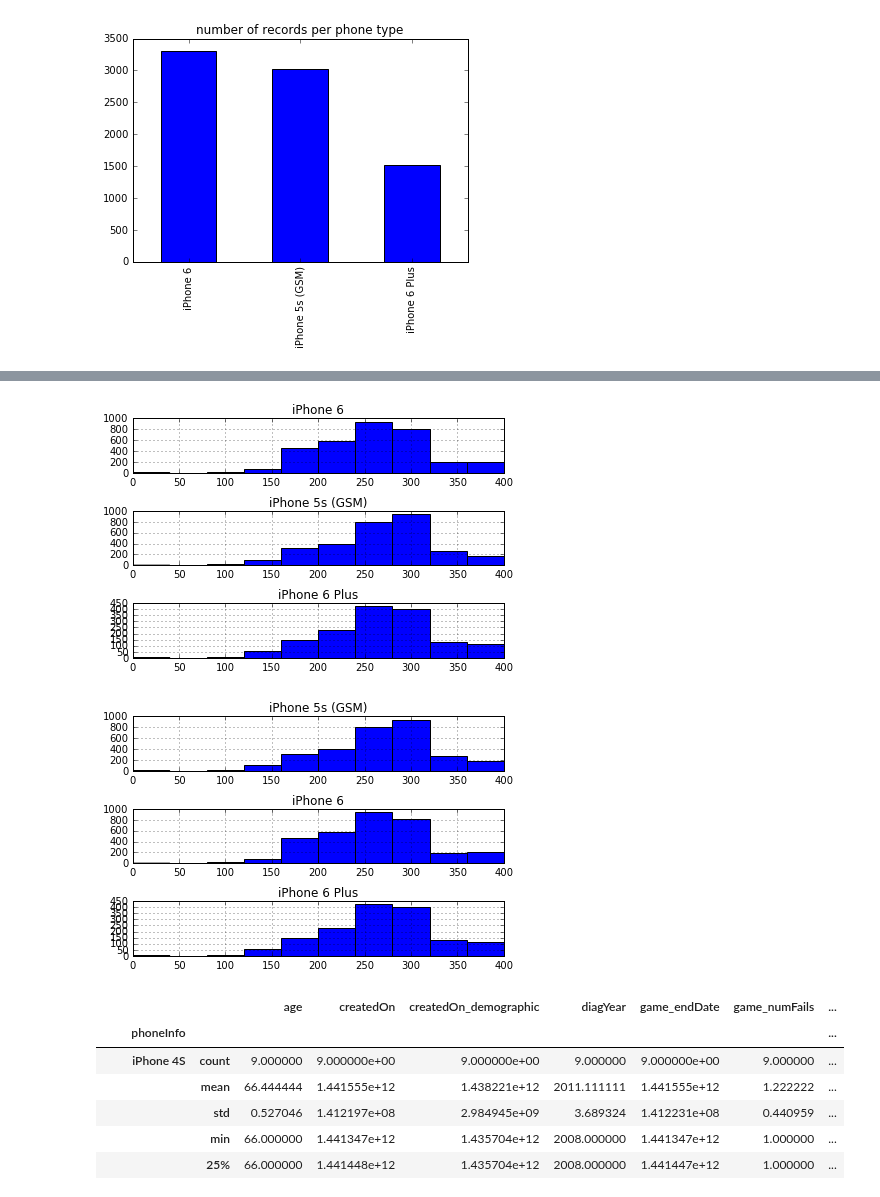
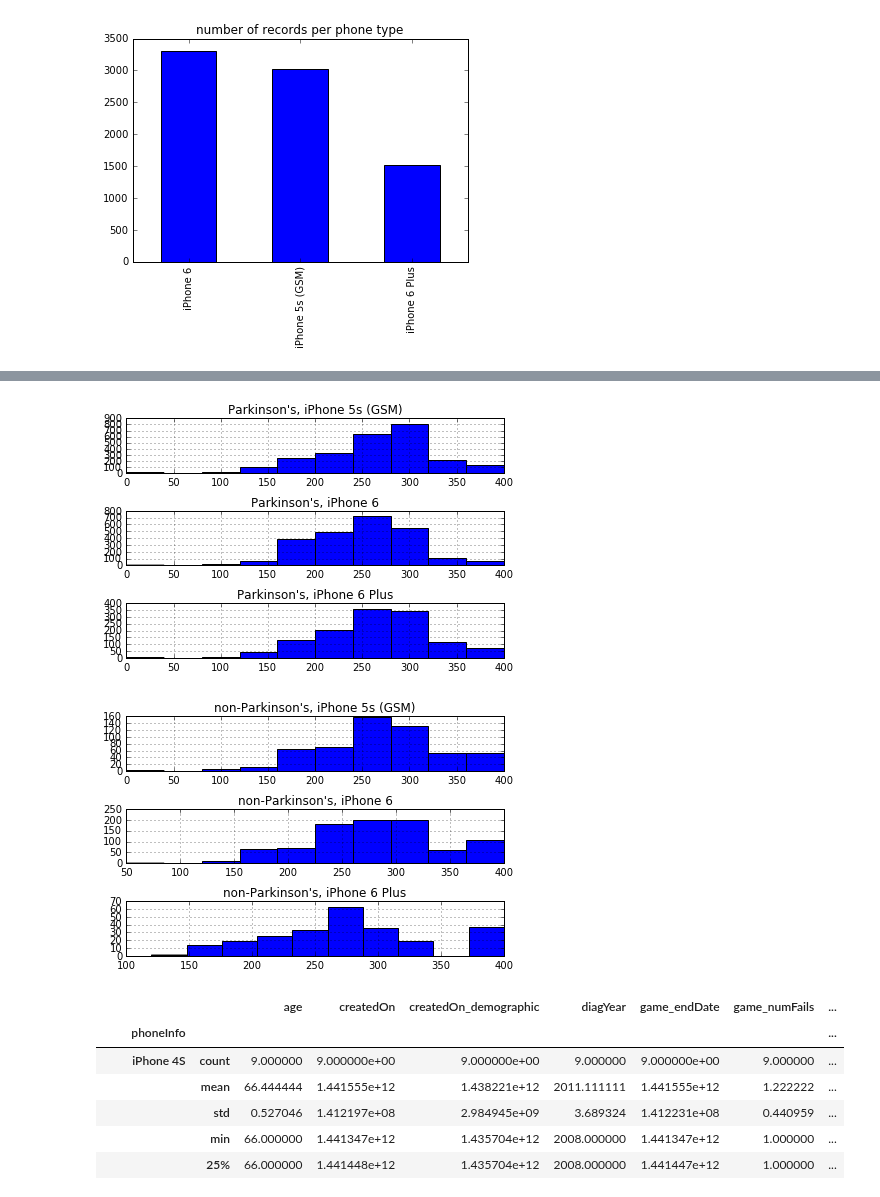
Before and after one commit to mattoby/mpower_memory, a Jupyter notebook: Memory_Data_Overview_01202016.ipynb, the cells around one changed output, grey strips where cells are left out. Cells and saved outputs as stored; diff of their text form; code cells hidden in the pictures.

```diff
--- a/Memory_Data_Overview_01202016.ipynb
+++ b/Memory_Data_Overview_01202016.ipynb
@@ -219,37 +233,27 @@ Phone type might affect the output..
 # %%
 # todo check if the scores are different, within parkinson's category, for phone type!
-#byphonePark = data[data.hasParkinsons==True].groupby('phoneInfo')
-#byphonenonPark = data[data.hasParkinsons==False].groupby('phoneInfo')
-byphone = data.groupby('phoneInfo')
+byphonePark = data[data.hasParkinsons==True].groupby('phoneInfo')
+byphonenonPark = data[data.hasParkinsons==False].groupby('phoneInfo')
 
-plt.subplot(3,1,1)
-data.game_score[byphone.groups['iPhone 6']].hist()
-plt.title('iPhone 6')
-plt.subplot(3,1,2)
-data.game_score[byphone.groups['iPhone 5s (GSM)']].hist()
-plt.title('iPhone 5s (GSM)')
-plt.subplot(3,1,3)
-data.game_score[byphone.groups['iPhone 6 Plus']].hist()
-plt.title('iPhone 6 Plus')
+grouped = byphonePark
+plt.figure()
+numphones = len(grouped)
+allphones = grouped.phoneInfo.unique()
+for n, phone in enumerate(allphones):
+    plt.subplot(len(allphones),1,n+1)
+    data.game_score[grouped.groups[phone[0]]].hist()
+    plt.title("Parkinson's, %s" % phone[0])
 plt.tight_layout()
 
-
-
-# data['game_score'].hist(by=data['phoneInfo'])
+grouped = byphonenonPark
+plt.figure()
+numphones = len(grouped)
+allphones = grouped.phoneInfo.unique()
+for n, phone in enumerate(allphones):
+    plt.subplot(len(allphones),1,n+1)
+    data.game_score[grouped.groups[phone[0]]].hist()
+    plt.title("non-Parkinson's, %s" % phone[0])
+plt.tight_layout()
 # %% [output]
-[figure, old version]
+[figure, new version]
+[figure, added]
-# %%
-# todo check if the scores are different, within parkinson's category, for phone type!
-#byphonePark = data[data.hasParkinsons==True].groupby('phoneInfo')
-#byphonenonPark = data[data.hasParkinsons==False].groupby('phoneInfo')
-byphone = data.groupby('phoneInfo')
-
-numphones = len(byphone)
-allphones = byphone.phoneInfo.unique()
-for n, phone in enumerate(allphones):
-    plt.subplot(len(allphones),1,n+1)
-    data.game_score[byphone.groups[phone[0]]].hist()
-    plt.title(phone[0])
-plt.tight_layout()
-# %% [output]
-[figure, removed]
```
Also changed, not shown: parts of 2 cells of this notebook, 1 other file.
